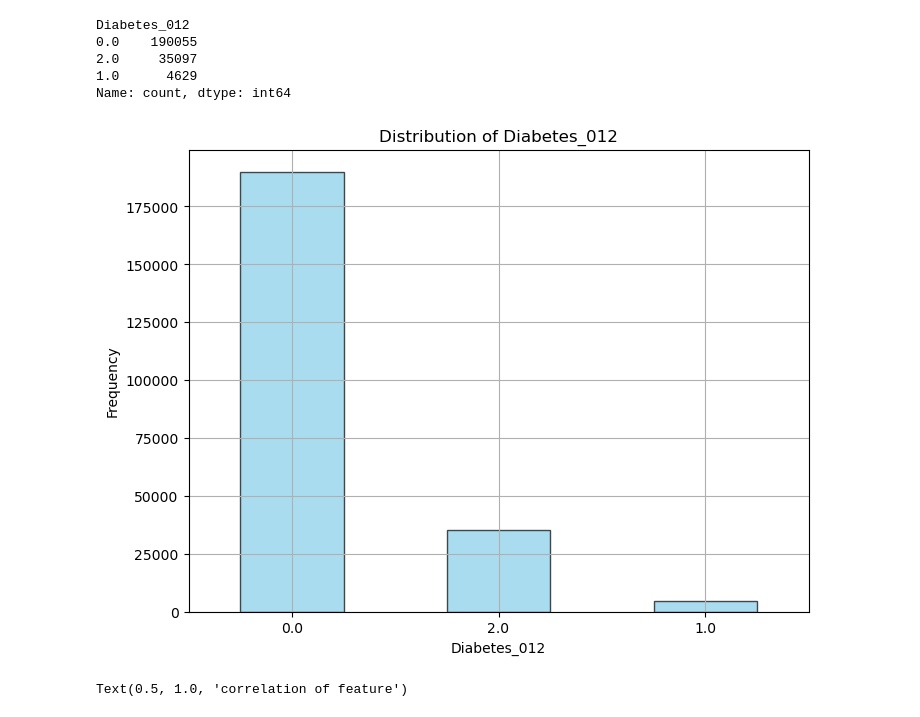
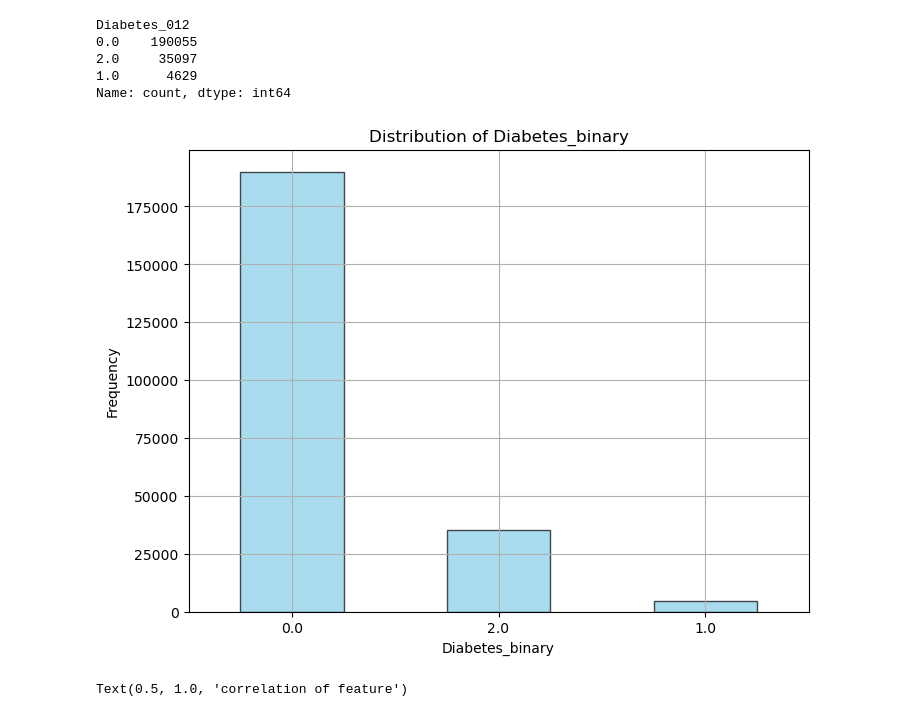
Before and after one commit to King-georges/Diabetes-Prediction-Project, a Jupyter notebook: Project_notebook.ipynb, the cells around one changed output. Cells and saved outputs as stored; diff of their text form; code cells hidden in the pictures.

```diff
--- a/Project_notebook.ipynb
+++ b/Project_notebook.ipynb
@@ -118,9 +109,9 @@ import plotly.express as px
 ## Exploratory Data Analysis
 # %%
 # Exploring the various data sets
-df1 = pd.read_csv("diabetes_012_health_indicators_BRFSS2015.csv")
-df2 = pd.read_csv("diabetes_binary_5050split_health_indicators_BRFSS2015.csv")
-df3 = pd.read_csv("diabetes_binary_health_indicators_BRFSS2015.csv")
+df1 = pd.read_csv("data/diabetes_012_health_indicators_BRFSS2015.csv")
+df2 = pd.read_csv("data/diabetes_binary_5050split_health_indicators_BRFSS2015.csv")
+df3 = pd.read_csv("data/diabetes_binary_health_indicators_BRFSS2015.csv")
 # %% [markdown]
 ### Exploratory Data Analysis on df1
 # %%
@@ -232,15 +223,15 @@ Name: count, dtype: int64
 # %%
 # Plotting bar plot
 plt.figure(figsize=(8, 6))
 df1['Diabetes_012'].value_counts().plot(kind='bar', color='skyblue', edgecolor='black', alpha=0.7)
-plt.xlabel('Diabetes_012')
+plt.xlabel('Diabetes_binary')
 plt.ylabel('Frequency')
-plt.title('Distribution of Diabetes_012')
+plt.title('Distribution of Diabetes_binary')
 plt.xticks(rotation=0)
 plt.grid(True)
 plt.show()
 # %% [output]
-[figure, old version]
+[figure, new version]
 # %%
 plt.figure(figsize = (20,10))
 sns.heatmap(df1.corr(),annot=True , cmap ='YlOrRd' )
```
Also changed, not shown: parts of 22 cells of this notebook, 5 other files.
